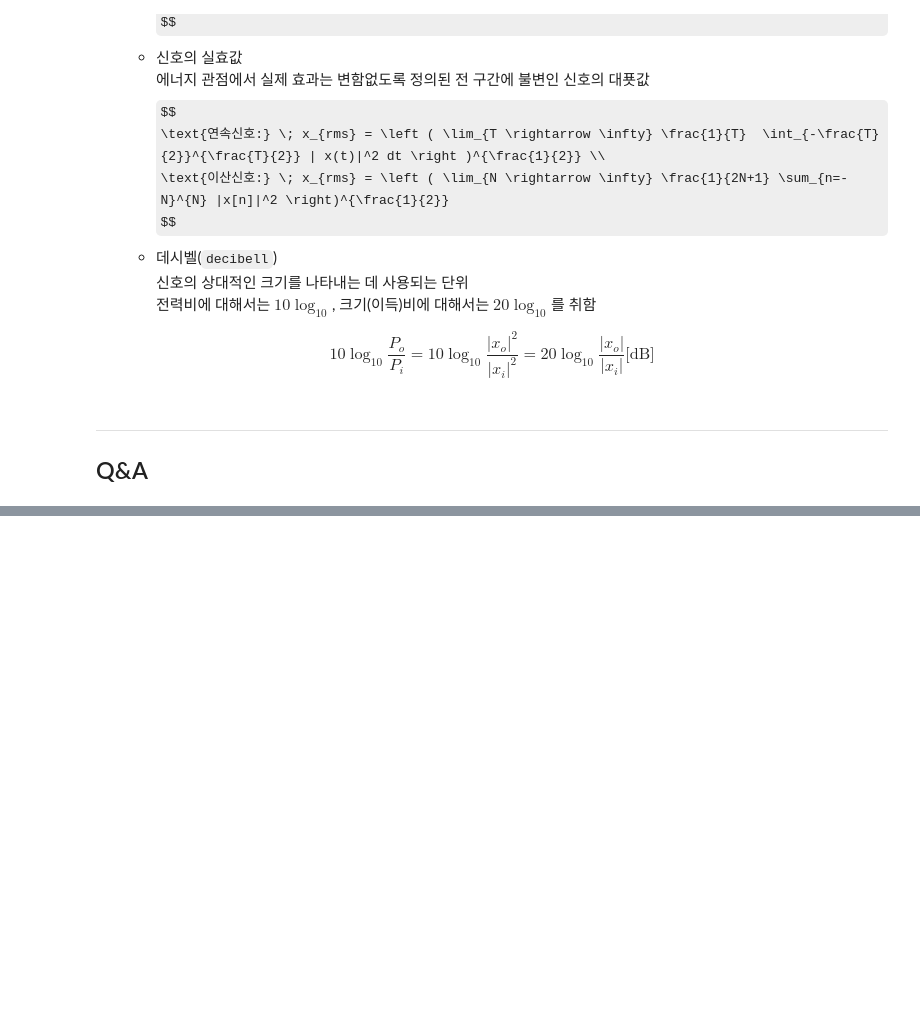
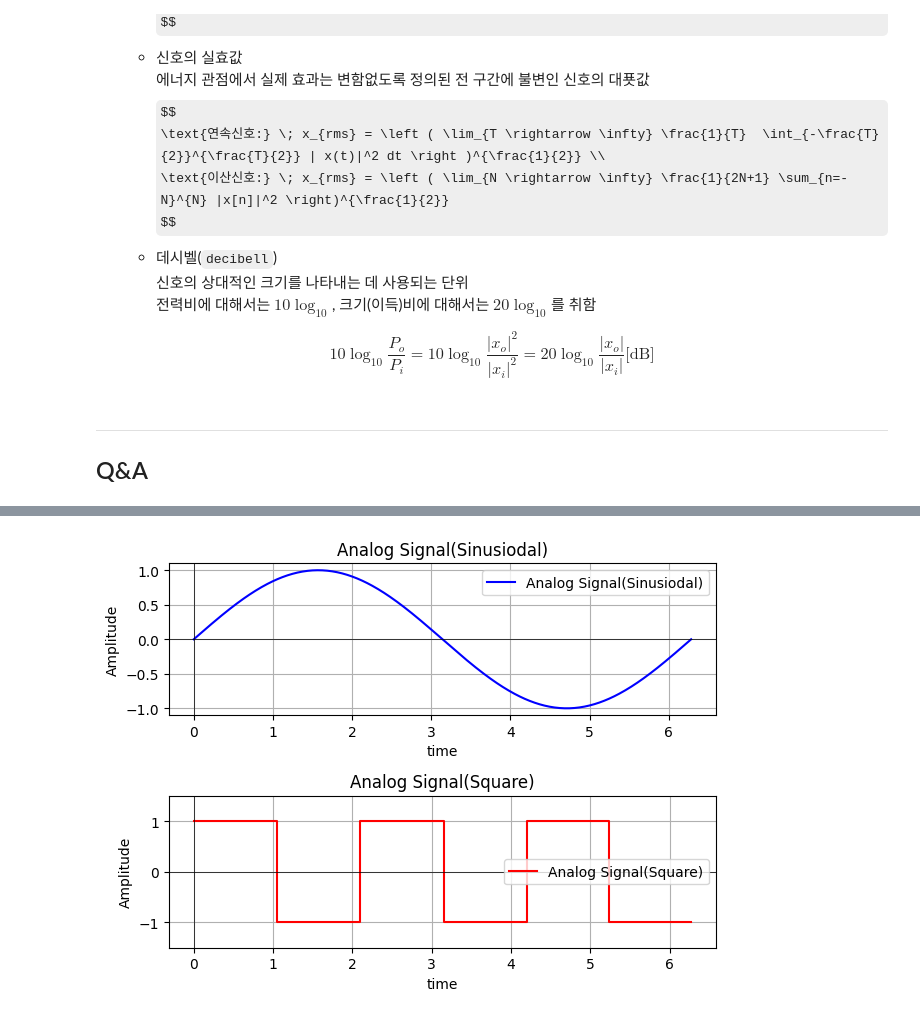
Before and after one commit to jwlee95/DSP_Class2025, a Jupyter notebook: Ch01_디지털_신호_처리의_개요.ipynb, the cells around one changed output, grey strips where cells are left out. Cells and saved outputs as stored; diff of their text form; code cells hidden in the pictures; some formulas as TeX source; blank space fills up the shorter version.

```diff
--- a/Ch01_디지털_신호_처리의_개요.ipynb
+++ b/Ch01_디지털_신호_처리의_개요.ipynb
@@ -531,0 +537,44 @@ $$
+# %%
+import numpy as np
+import matplotlib.pyplot as plt
+
+# --- 아날로그 신호 (사인파) 생성 및 그리기 ---
+#plt.figure(figsize=(10, 6)) # 그래프 크기 설정
+
+# 시간 축 (0에서 2파이까지 500개의 점)
+t = np.linspace(0, 2 * np.pi, 500)
+# 아날로그 사인 신호
+analog_signal = np.sin(t)
+
+plt.subplot(2, 1, 1) # 2행 1열의 첫 번째 서브플롯
+plt.plot(t, analog_signal, color='blue', label='Analog Signal(Sinusiodal)')
+plt.title('Analog Signal(Sinusiodal)')
+plt.xlabel('time')
+plt.ylabel('Amplitude')
+plt.grid(True)
+plt.axhline(0, color='black', linewidth=0.5)
+plt.axvline(0, color='black', linewidth=0.5)
+plt.legend()
+
+# --- 디지털 신호 (구형파) 생성 및 그리기 ---
+# 시간 축 (0에서 2파이까지 500개의 점)
+t_digital = np.linspace(0, 2 * np.pi, 500, endpoint=False)
+# 디지털 구형 신호 (np.sign 함수를 사용하여 양수/음수를 1/-1로 변환)
+digital_signal = np.sign(np.sin(t_digital * 3)) # 주파수를 높여 더 많은 구형파 주기 표시
+digital_signal[digital_signal == 0] = 1 # 0인 부분을 1로 처리하여 깔끔한 구형파
+
+plt.subplot(2, 1, 2) # 2행 1열의 두 번째 서브플롯
+plt.step(t_digital, digital_signal, where='post', color='red', label='Analog Signal(Square)')
+plt.title('Analog Signal(Square)')
+plt.xlabel('time')
+plt.ylabel('Amplitude')
+plt.grid(True)
+plt.ylim(-1.5, 1.5) # y축 범위 설정
+plt.axhline(0, color='black', linewidth=0.5)
+plt.axvline(0, color='black', linewidth=0.5)
+plt.legend()
+
+plt.tight_layout() # 서브플롯 간 간격 자동 조절
+plt.show()
+# %% [output]
+[figure, added]
```
Also changed, not shown: parts of 2 cells of this notebook.
